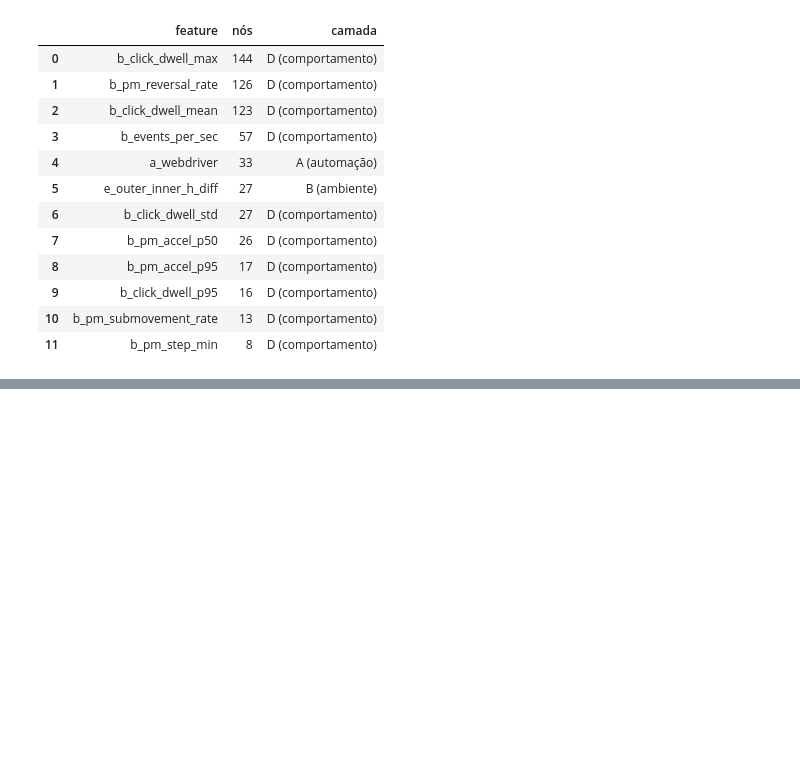
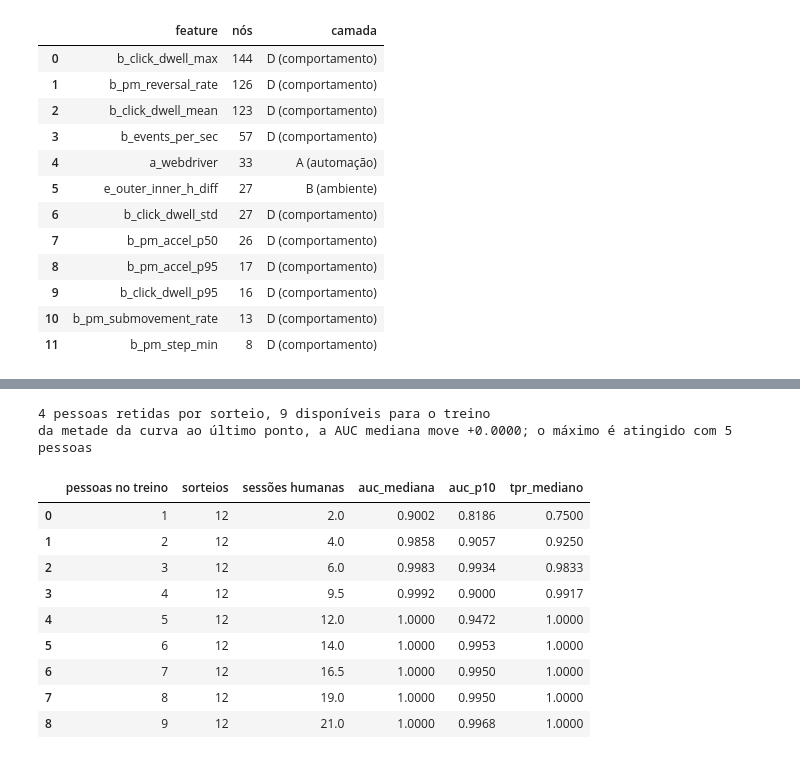
Before and after one commit to silvamleandro/browser-bot-detection, a Jupyter notebook: analysis/notebooks/bot_detection_analysis.ipynb, the cells around one changed output, grey strips where cells are left out. Drawn from its saved outputs; the diff is of its cells as text; code cells hidden in the pictures; blank space fills up the shorter version.

```diff
--- a/analysis/notebooks/bot_detection_analysis.ipynb
+++ b/analysis/notebooks/bot_detection_analysis.ipynb
@@ -845,0 +1007,64 @@ if payload is not PLACEHOLDER:
+# %%
+curva_tbl = pd.DataFrame()
+partes = np.asarray(sorted(df.loc[df.label == "human", "participant"].unique()), dtype=object)
+if HAS_BOTH_CLASSES and len(partes) >= 6:
+    rng = np.random.default_rng(20260919)
+    idx_bot = df.index[df.label == "bot"].to_numpy()
+    n_teste = max(2, len(partes) // 3)
+    linhas = []
+    for _ in range(12):
+        perm = rng.permutation(partes)
+        p_teste, p_treino = perm[:n_teste], perm[n_teste:]
+        b_perm = rng.permutation(idx_bot)
+        corte = int(len(b_perm) * 2 / 3)
+        b_treino, b_teste = b_perm[:corte], b_perm[corte:]
+        i_teste = np.concatenate(
+            [df.index[(df.label == "human") & df.participant.isin(p_teste)].to_numpy(), b_teste])
+        y_teste = (df.loc[i_teste, "label"] == "bot").astype(int).to_numpy()
+        for k in range(1, len(p_treino) + 1):
+            i_treino = np.concatenate(
+                [df.index[(df.label == "human") & df.participant.isin(p_treino[:k])].to_numpy(),
+                 b_treino])
+            m = make_gbdt()
+            m.fit(df.loc[i_treino, feats], (df.loc[i_treino, "label"] == "bot").astype(int))
+            p = m.predict_proba(df.loc[i_teste, feats])[:, 1]
+            linhas.append({"pessoas no treino": k,
+                           "sessões humanas no treino": int(
+                               ((df.label == "human") & df.participant.isin(p_treino[:k])).sum()),
+                           "roc_auc": roc_auc_score(y_teste, p),
+                           "tpr@1%fpr": tpr_at_fpr(y_teste, p)})
+
+    curva_tbl = (pd.DataFrame(linhas).groupby("pessoas no treino")
+                 .agg(sorteios=("roc_auc", "size"),
+                      sessoes=("sessões humanas no treino", "median"),
+                      auc_mediana=("roc_auc", "median"),
+                      auc_p10=("roc_auc", lambda s: s.quantile(0.10)),
+                      tpr_mediano=("tpr@1%fpr", "median"))
+                 .reset_index()
+                 .rename(columns={"sessoes": "sessões humanas"}))
+    # Contagem é contagem: o relatório fica com 12 e não com 12.0.
+    for col in ("pessoas no treino", "sorteios"):
+        curva_tbl[col] = curva_tbl[col].astype(int)
+    # O que decide a leitura: a curva ainda sobe na segunda metade, ou já é platô?
+    ganho = float(curva_tbl.auc_mediana.iloc[-1] - curva_tbl.auc_mediana.iloc[len(curva_tbl) // 2])
+    satura_em = int(curva_tbl.loc[curva_tbl.auc_mediana >= curva_tbl.auc_mediana.max() - 1e-9,
+                                  "pessoas no treino"].min())
+    print(f"{n_teste} pessoas retidas por sorteio, {len(partes) - n_teste} disponíveis para o treino")
+    print(f"da metade da curva ao último ponto, a AUC mediana move {ganho:+.4f}; "
+          f"o máximo é atingido com {satura_em} pessoas")
+    display(curva_tbl.round(4))
+else:
+    print(f"indisponível: {len(partes)} participantes humanos, mínimo 6")
+# %% [output]
+4 pessoas retidas por sorteio, 9 disponíveis para o treino
+da metade da curva ao último ponto, a AUC mediana move +0.0000; o máximo é atingido com 5 pessoas
+|  | pessoas no treino | sorteios | sessões humanas | auc_mediana | auc_p10 | tpr_mediano |
+| 0 | 1 | 12 | 2.0 | 0.9002 | 0.8186 | 0.7500 |
+| 1 | 2 | 12 | 4.0 | 0.9858 | 0.9057 | 0.9250 |
+| 2 | 3 | 12 | 6.0 | 0.9983 | 0.9934 | 0.9833 |
+| 3 | 4 | 12 | 9.5 | 0.9992 | 0.9000 | 0.9917 |
+| 4 | 5 | 12 | 12.0 | 1.0000 | 0.9472 | 1.0000 |
+| 5 | 6 | 12 | 14.0 | 1.0000 | 0.9953 | 1.0000 |
+| 6 | 7 | 12 | 16.5 | 1.0000 | 0.9950 | 1.0000 |
+| 7 | 8 | 12 | 19.0 | 1.0000 | 0.9950 | 1.0000 |
+| 8 | 9 | 12 | 21.0 | 1.0000 | 0.9968 | 1.0000 |
```
Also changed, not shown: parts of 10 cells of this notebook, 3 other files.
